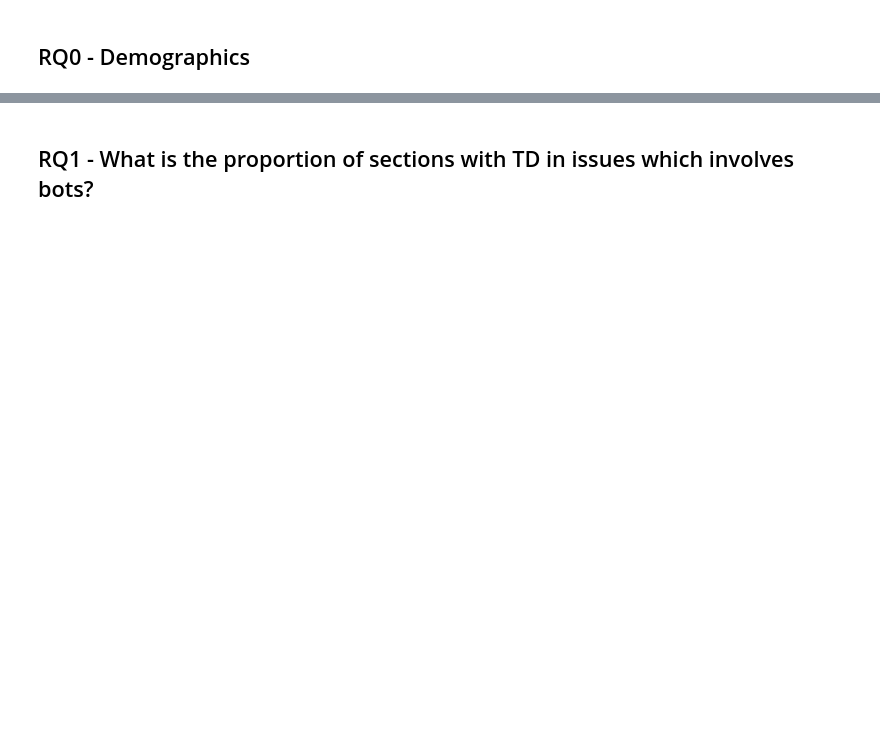
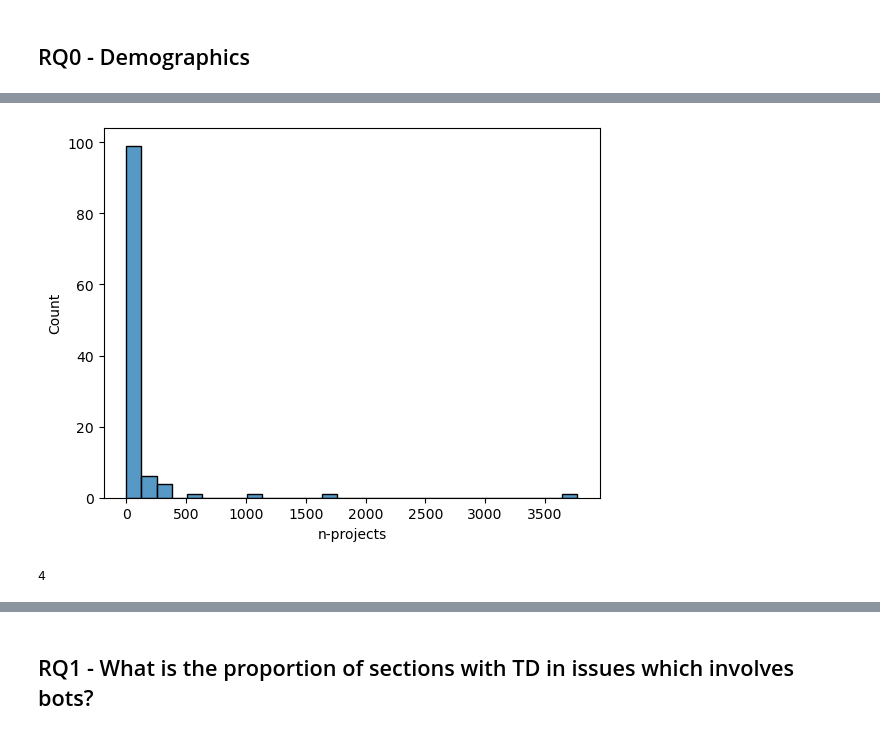
Before and after one commit to biazottoj/rp-github-bots-issues-td, a Jupyter notebook: scripts/data-analysis.ipynb, the cells around one changed output, grey strips where cells are left out. Saved outputs shown, nothing was run; the diff lists cells and outputs as text; code cells hidden in the pictures; blank space fills up the shorter version.

```diff
--- a/scripts/data-analysis.ipynb
+++ b/scripts/data-analysis.ipynb
@@ -21,0 +86,21 @@ def plot_hist(data, x_label="", y_label="", title="", bins=5):
+# %%
+#Number of projects per bot
+projects_per_bot = {'bot':[],'n-projects':[]}
+for bot in filtered_bots_dataset:
+    if bot['issue_count'] != 'na' and int(bot['issue_count']) > 0:
+        n_projects = 0
+        for owner in os.listdir(bots_issues_dir.joinpath(bot['account'])):
+            n_projects += len(os.listdir(bots_issues_dir.joinpath(bot['account']).joinpath(owner)))
+        projects_per_bot['bot'].append(bot['account'])
+        projects_per_bot['n-projects'].append(n_projects)
+
+
+sns.histplot(data=pd.DataFrame(data=projects_per_bot), x = 'n-projects', bins=30)
+plt.savefig('../figures/rq0-projects-per-bot.pdf', bbox_inches='tight')
+# %% [output]
+[figure, added]
+# %%
+projects = pd.DataFrame(data=projects_per_bot)
+len(projects.loc[projects['n-projects'] >= 500])
+# %% [output]
+4
```
Also changed, not shown: parts of 14 cells of this notebook, 4 other files.
